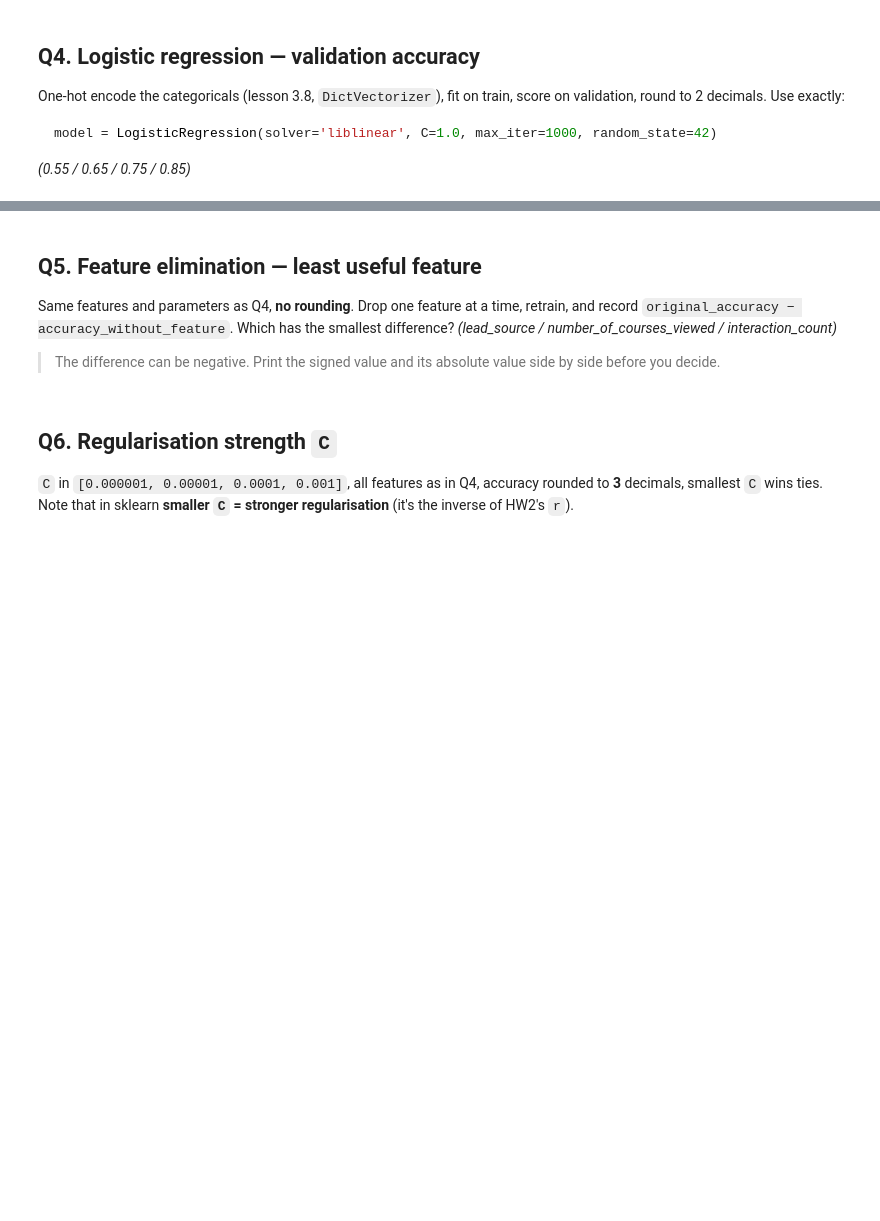
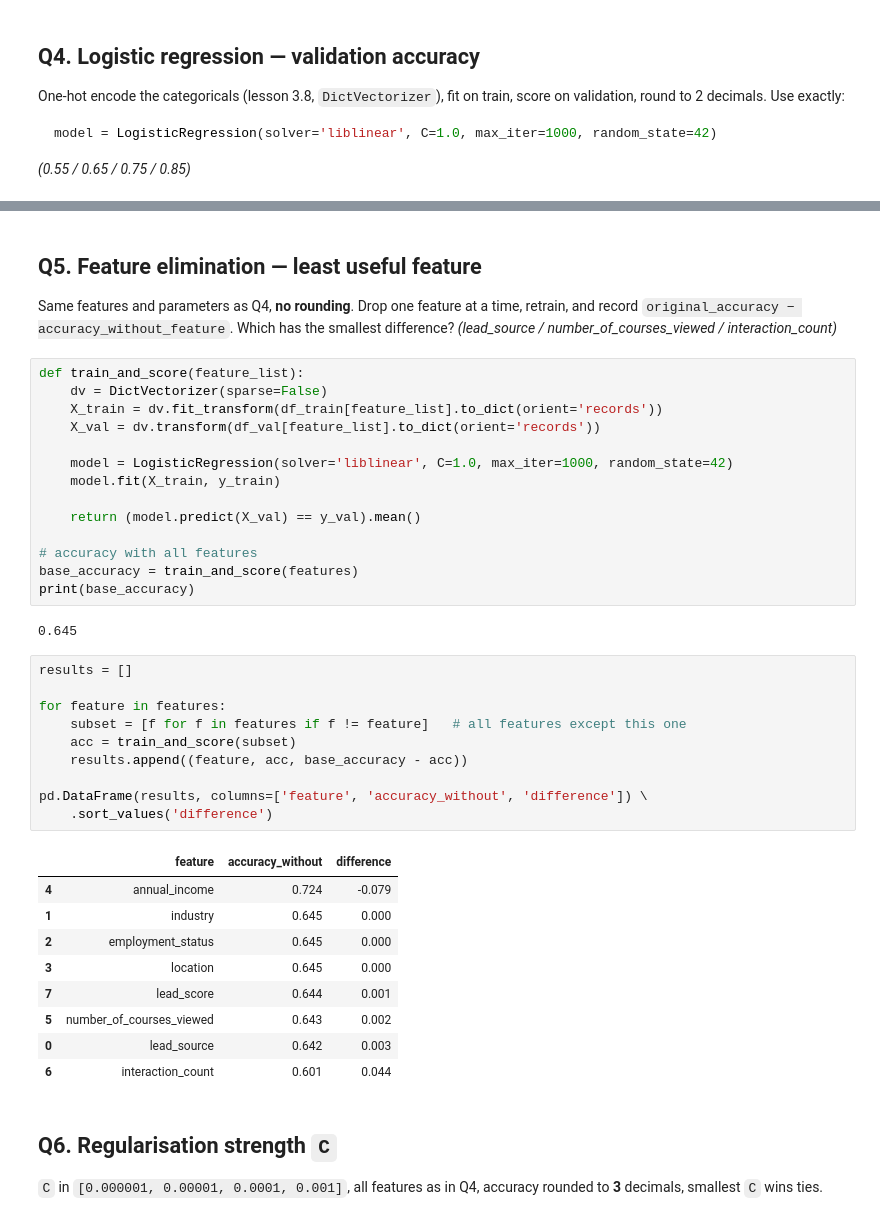
Before and after one commit to gigifumagalli/ml-zoomcamp, a Jupyter notebook: 01_Foundations/Module_03_Classification/cohort2026/homework/Homework3_2026.ipynb, the cells around one changed output, grey strips where cells are left out. Cells and saved outputs as stored; diff of their text form; blank space fills up the shorter version.

```diff
--- a/01_Foundations/Module_03_Classification/cohort2026/homework/Homework3_2026.ipynb
+++ b/01_Foundations/Module_03_Classification/cohort2026/homework/Homework3_2026.ipynb
@@ -63,9 +193,43 @@ model = LogisticRegression(solver='liblinear', C=1.0, max_iter=1000, random_stat
 ## Q5. Feature elimination — least useful feature
 
 Same features and parameters as Q4, **no rounding**. Drop one feature at a time, retrain, and record `original_accuracy − accuracy_without_feature`. Which has the smallest difference? *(lead_source / number_of_courses_viewed / interaction_count)*
-
-> The difference can be negative. Print the signed value and its absolute value side by side before you decide.
+# %%
+def train_and_score(feature_list):
+    dv = DictVectorizer(sparse=False)
+    X_train = dv.fit_transform(df_train[feature_list].to_dict(orient='records'))
+    X_val = dv.transform(df_val[feature_list].to_dict(orient='records'))
+
+    model = LogisticRegression(solver='liblinear', C=1.0, max_iter=1000, random_state=42)
+    model.fit(X_train, y_train)
+
+    return (model.predict(X_val) == y_val).mean()
+
+# accuracy with all features
+base_accuracy = train_and_score(features)
+print(base_accuracy)
+# %% [output]
+0.645
+# %%
+results = []
+
+for feature in features:
+    subset = [f for f in features if f != feature]   # all features except this one
+    acc = train_and_score(subset)
+    results.append((feature, acc, base_accuracy - acc))
+
+pd.DataFrame(results, columns=['feature', 'accuracy_without', 'difference']) \
+    .sort_values('difference')
+# %% [output]
+|  | feature | accuracy_without | difference |
+| 4 | annual_income | 0.724 | -0.079 |
+| 1 | industry | 0.645 | 0.000 |
+| 2 | employment_status | 0.645 | 0.000 |
+| 3 | location | 0.645 | 0.000 |
+| 7 | lead_score | 0.644 | 0.001 |
+| 5 | number_of_courses_viewed | 0.643 | 0.002 |
+| 0 | lead_source | 0.642 | 0.003 |
+| 6 | interaction_count | 0.601 | 0.044 |
 # %% [markdown]
 ## Q6. Regularisation strength `C`
 
-`C` in `[0.000001, 0.00001, 0.0001, 0.001]`, all features as in Q4, accuracy rounded to **3** decimals, smallest `C` wins ties. Note that in sklearn **smaller `C` = stronger regularisation** (it's the inverse of HW2's `r`).
+`C` in `[0.000001, 0.00001, 0.0001, 0.001]`, all features as in Q4, accuracy rounded to **3** decimals, smallest `C` wins ties.
```
Also changed, not shown: parts of 12 cells of this notebook.
